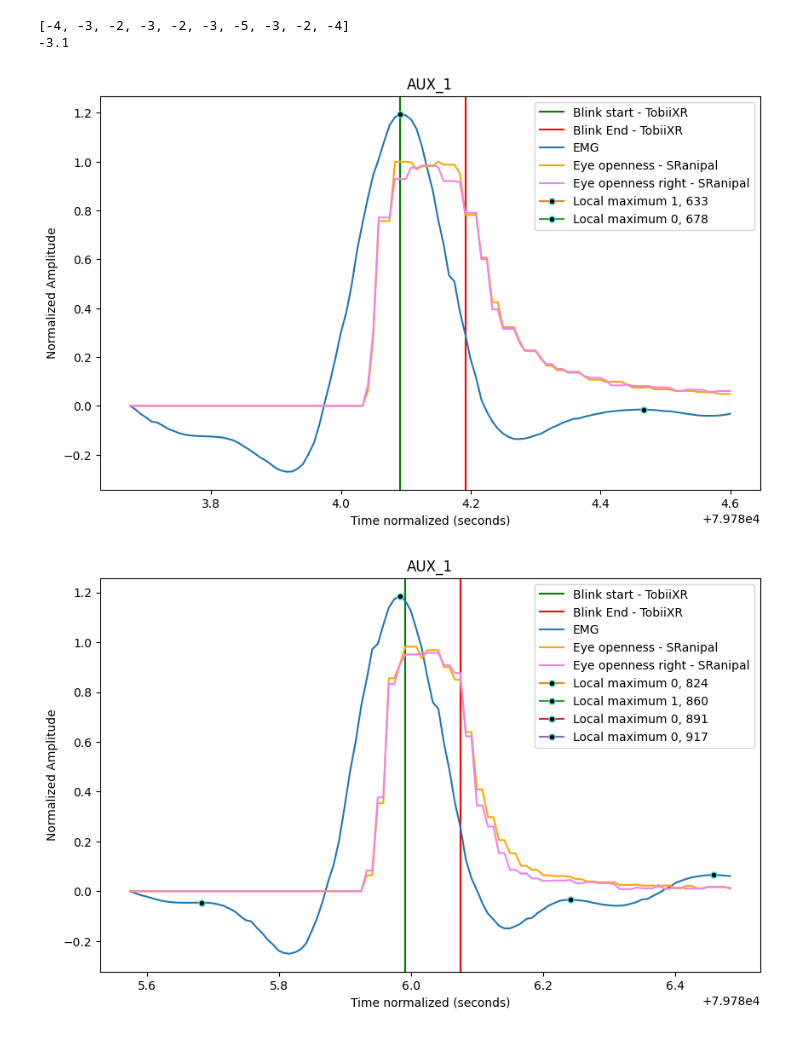
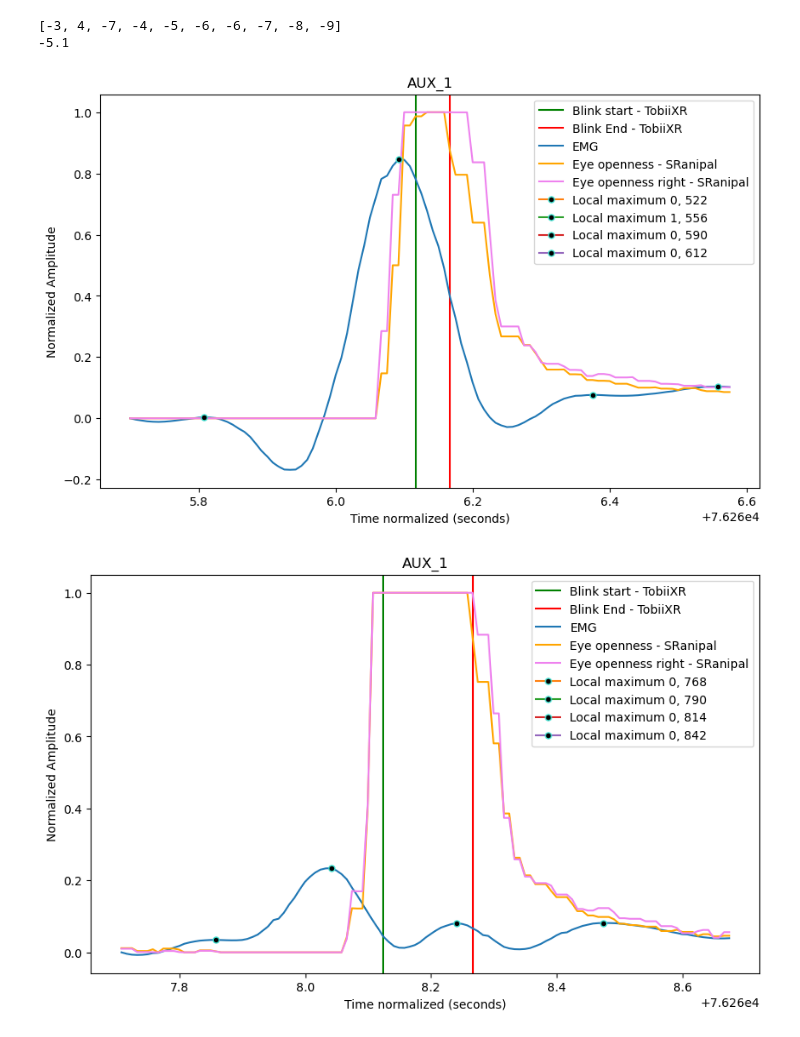
Before and after one commit to Ofplarsen/Bachelor_BCISpeller_Analyses, a Jupyter notebook: jitter/analysis.ipynb, the cells around one changed output. Saved outputs shown, nothing was run; the diff lists cells and outputs as text; code cells hidden in the pictures.

```diff
--- a/jitter/analysis.ipynb
+++ b/jitter/analysis.ipynb
@@ -15,7 +15,7 @@ columns =  eye_data_names + channels
 
 
 
-data, header = pyxdf.load_xdf('data/LSLData_fast_blinks_offline/LSLData_fast_blinksV2_10/zerophase-dejittered-iir-4order-0.75to5-eeg-and-dejittered-eyetracking.xdf')
+data, header = pyxdf.load_xdf('data/LSLData_fast_blinks_offline/LSLData_fast_blinks_3/zerophase-dejittered-iir-4order-0.75to5-eeg-and-dejittered-eyetracking.xdf')
 # %%
 def get_time_stamps(stamps: list):
     start = []
@@ -283,20 +283,20 @@ for i in range(len(start)):
 # %%
 def find_shift(start, peaks):
     differences_start = []
     differences_end = []
     for i in range(len(peaks)):
         differences_start.append(start[i]-peaks[i])
     print(differences_start)
     return sum(differences_start) / len(start)
 
 shift = find_shift(start, peaks)
 print(shift)
-df_stream['AUX_1'] = df_stream['AUX_1'].shift(round((-4)))
+df_stream['AUX_1'] = df_stream['AUX_1'].shift(round((-6)))
 for i in range(len(start)):
     #plot_eeg_blink_single_norm(df_stream,df_stream_ts, start[i], end[i], chosen_channel, 50, scale=5, flip=True)
     plot_eeg_blink_single_norm(df_stream,df_stream_ts, start[i], end[i], chosen_channel, 50, scale=10, flip=flip, order=4)
 # %% [output]
-[-4, -3, -2, -3, -2, -3, -5, -3, -2, -4]
--3.1
+[-3, 4, -7, -4, -5, -6, -6, -7, -8, -9]
+-5.1
-[figure, old version]
+[figure, new version]
-[figure, old version]
+[figure, new version]
```
Also changed, not shown: parts of 3 cells of this notebook, 3 other files.
